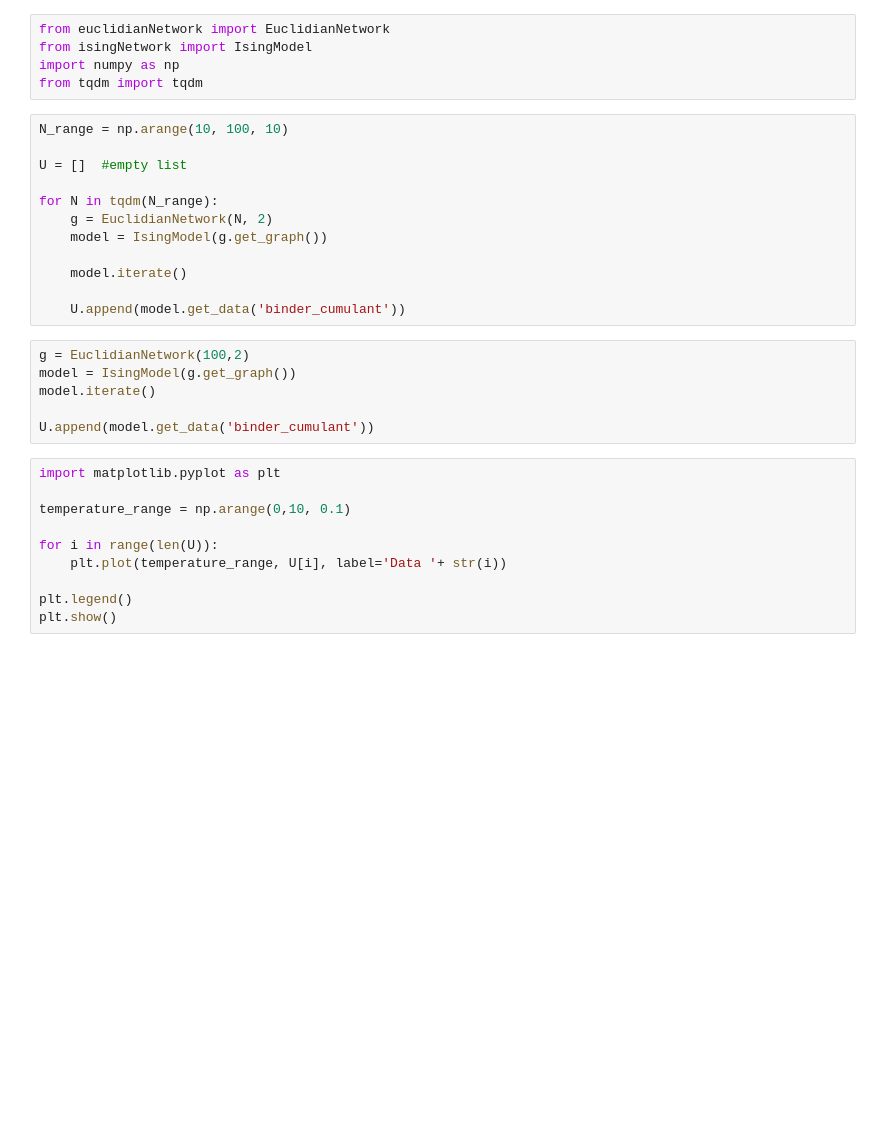
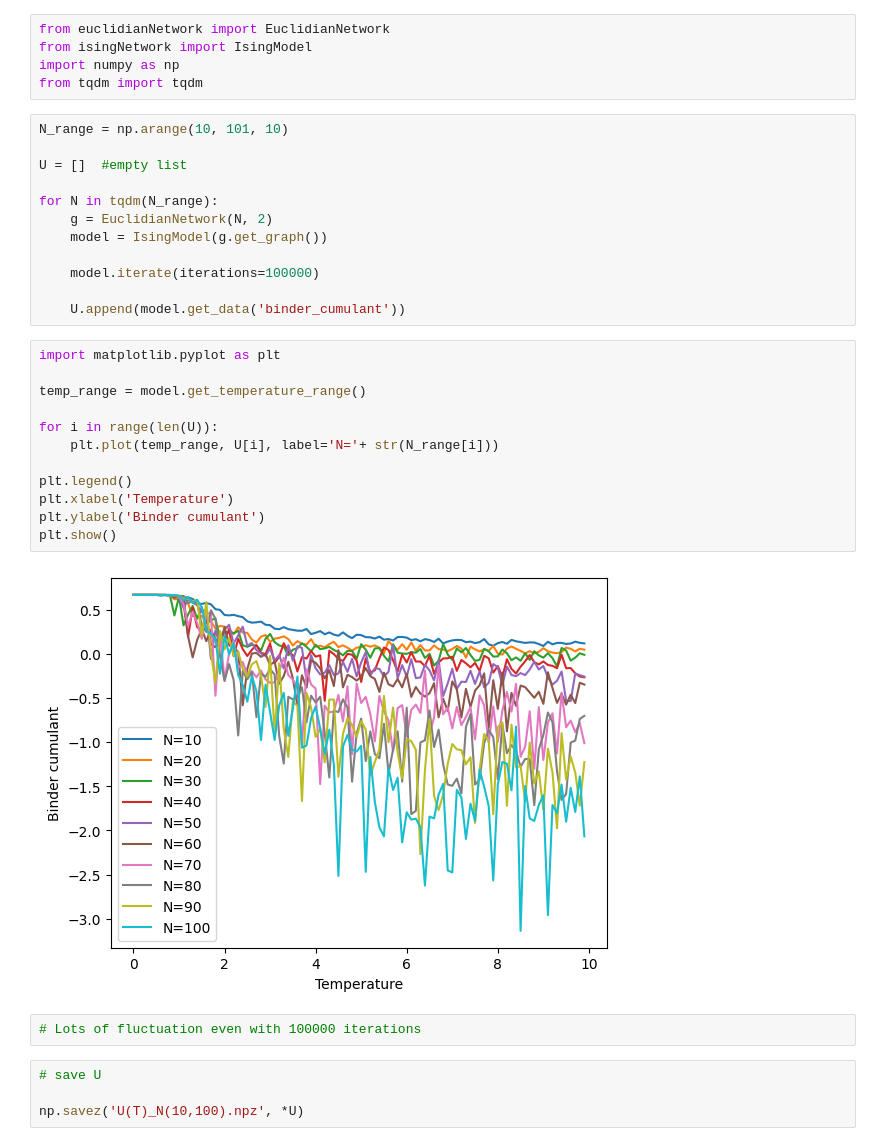
Before and after one commit to MatteoFalcioni/complex_networks, a Jupyter notebook: criticalTemperature.ipynb, the cells around one changed output. Drawn from its saved outputs; the diff is of its cells as text; blank space fills up the shorter version.

Commit message:
Calculate Tc with 100000 iterations

```diff
--- a/criticalTemperature.ipynb
+++ b/criticalTemperature.ipynb
@@ -8,7 +8,7 @@ from isingNetwork import IsingModel
 import numpy as np
 from tqdm import tqdm
 # %%
-N_range = np.arange(10, 100, 10)
+N_range = np.arange(10, 101, 10)
 
 U = []  #empty list
 
@@ -16,22 +16,26 @@ for N in tqdm(N_range):
     g = EuclidianNetwork(N, 2)
     model = IsingModel(g.get_graph())
 
-    model.iterate()
+    model.iterate(iterations=100000)
 
     U.append(model.get_data('binder_cumulant'))
-# %%
-g = EuclidianNetwork(100,2)
-model = IsingModel(g.get_graph())
-model.iterate()
-
-U.append(model.get_data('binder_cumulant'))
 # %%
 import matplotlib.pyplot as plt
 
-temperature_range = np.arange(0,10, 0.1)
+temp_range = model.get_temperature_range()
 
 for i in range(len(U)):
-    plt.plot(temperature_range, U[i], label='Data '+ str(i))
+    plt.plot(temp_range, U[i], label='N='+ str(N_range[i]))
 
 plt.legend()
+plt.xlabel('Temperature')
+plt.ylabel('Binder cumulant')
 plt.show()
+# %% [output]
+[figure, added]
+# %%
+# Lots of fluctuation even with 100000 iterations
+# %%
+# save U
+
+np.savez('U(T)_N(10,100).npz', *U)
```
Also changed, not shown: parts of 1 cell of this notebook, 1 other file.
